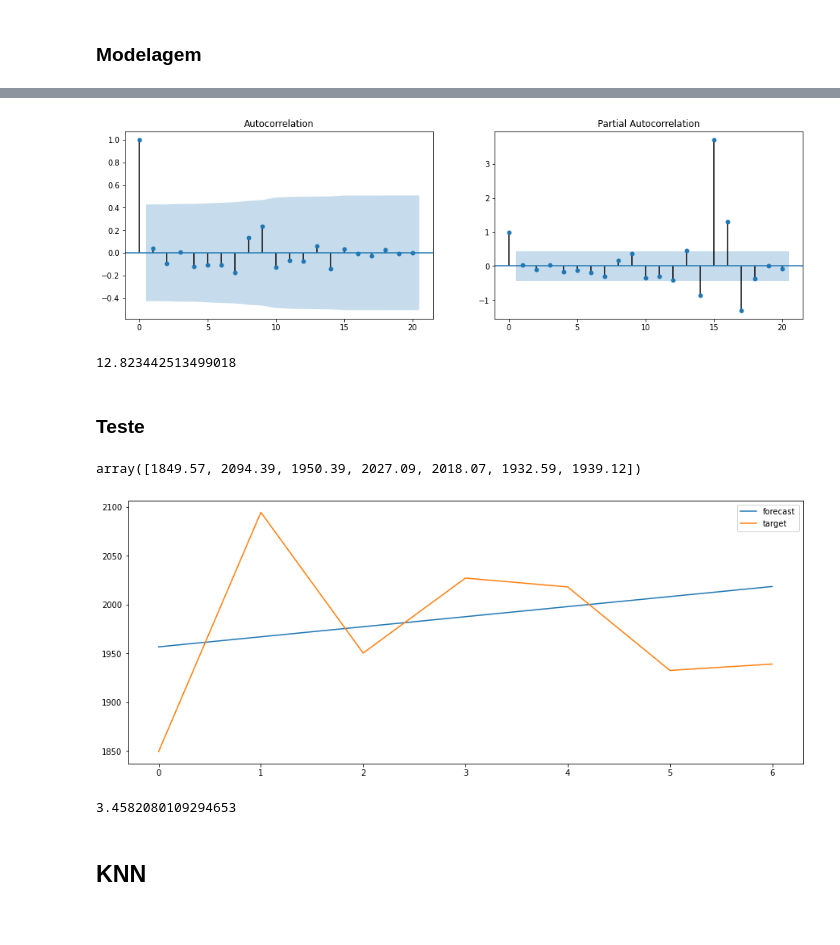
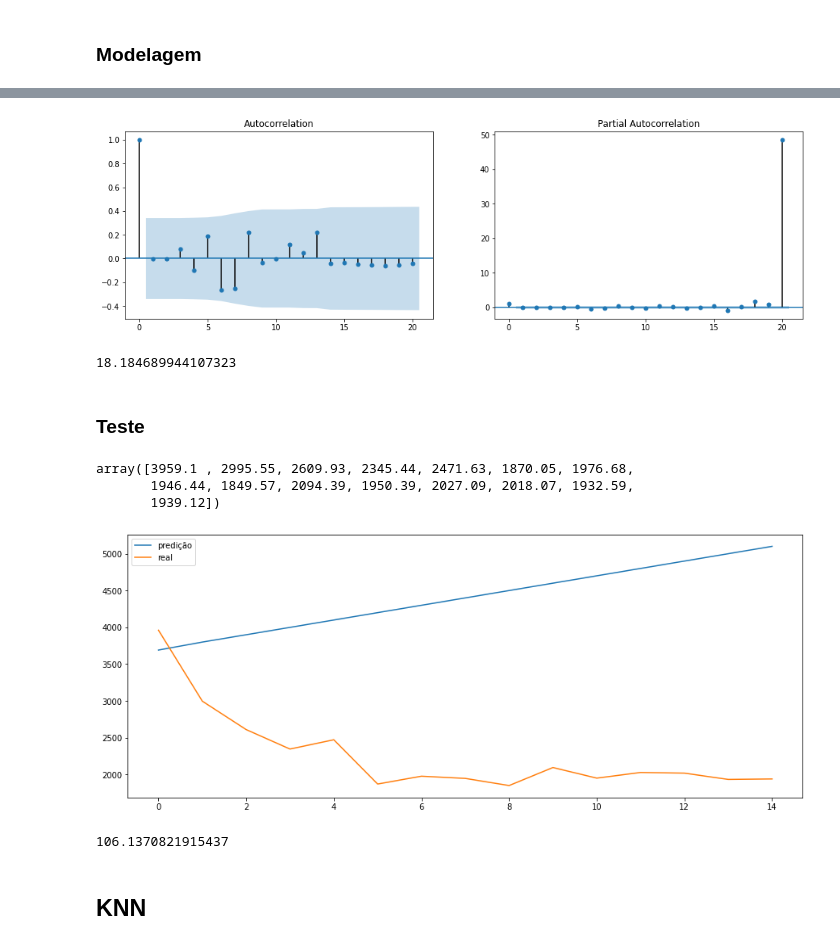
Before and after one commit to andrevcmelo/DataLearning, a Jupyter notebook: emissões_CO2.ipynb, the cells around one changed output, grey strips where cells are left out. Saved outputs shown, nothing was run; the diff lists cells and outputs as text; code cells hidden in the pictures.

```diff
--- a/emissões_CO2.ipynb
+++ b/emissões_CO2.ipynb
@@ -472,8 +472,10 @@ A representatividade de Agricultura e Agropecuária na emissão de CO2 é: 0.748
 #Dividindo dataset de treino e teste
 data_emissoes3 = pd.Series(dados.groupby('Data')['Valor/mi_t'].sum())
 data_emissoes3
-train_data = data_emissoes3.loc['1990':'2011']
-test_data = data_emissoes3.loc['2012':]
+#70% treino
+train_data = data_emissoes3.loc[:'2003']
+#30% teste
+test_data = data_emissoes3.loc['2004':]
 # %% [markdown]
 ## Estimando e Tratando Tendência e Sazonalidade
 # %%
@@ -586,7 +588,7 @@ def MAPE(y_true, y_pred):
     return np.mean(np.abs((y_true - y_pred) / y_true)) * 100
 # %%
 #parâmetros
-p,d,q = 0, 1, 0
+p,d,q = 1, 1, 1
 # %%
 model = ARIMA(train_data.values, order=(p,d,q)).fit()
 # %%
@@ -619,11 +624,11 @@ plt.plot(residuo);
 # %%
 acf_pacf(residuo,20)
 # %% [output]
-[figure, old version]
+[figure, new version]
 # %%
 MAPE(train_data.values[1:],train_predict )
 # %% [output]
-12.823442513499018
+18.184689944107323
 # %% [markdown]
 ### Teste
 # %%
@@ -631,17 +636,19 @@ predict_test = model.forecast(len(test_data))[0]
 # %%
 test_data.values
 # %% [output]
-array([1849.57, 2094.39, 1950.39, 2027.09, 2018.07, 1932.59, 1939.12])
+array([3959.1 , 2995.55, 2609.93, 2345.44, 2471.63, 1870.05, 1976.68,
+       1946.44, 1849.57, 2094.39, 1950.39, 2027.09, 2018.07, 1932.59,
+       1939.12])
 # %%
-plt.plot(predict_test, label = 'forecast')
-plt.plot(test_data.values, label = 'target')
+plt.plot(predict_test, label = 'predição')
+plt.plot(test_data.values, label = 'real')
 plt.legend()
 plt.show()
 # %% [output]
-[figure, old version]
+[figure, new version]
 # %%
 MAPE(test_data.values,predict_test )
 # %% [output]
-3.4582080109294653
+106.1370821915437
 # %% [markdown]
 ## KNN
```
Also changed, not shown: parts of 7 cells of this notebook.
